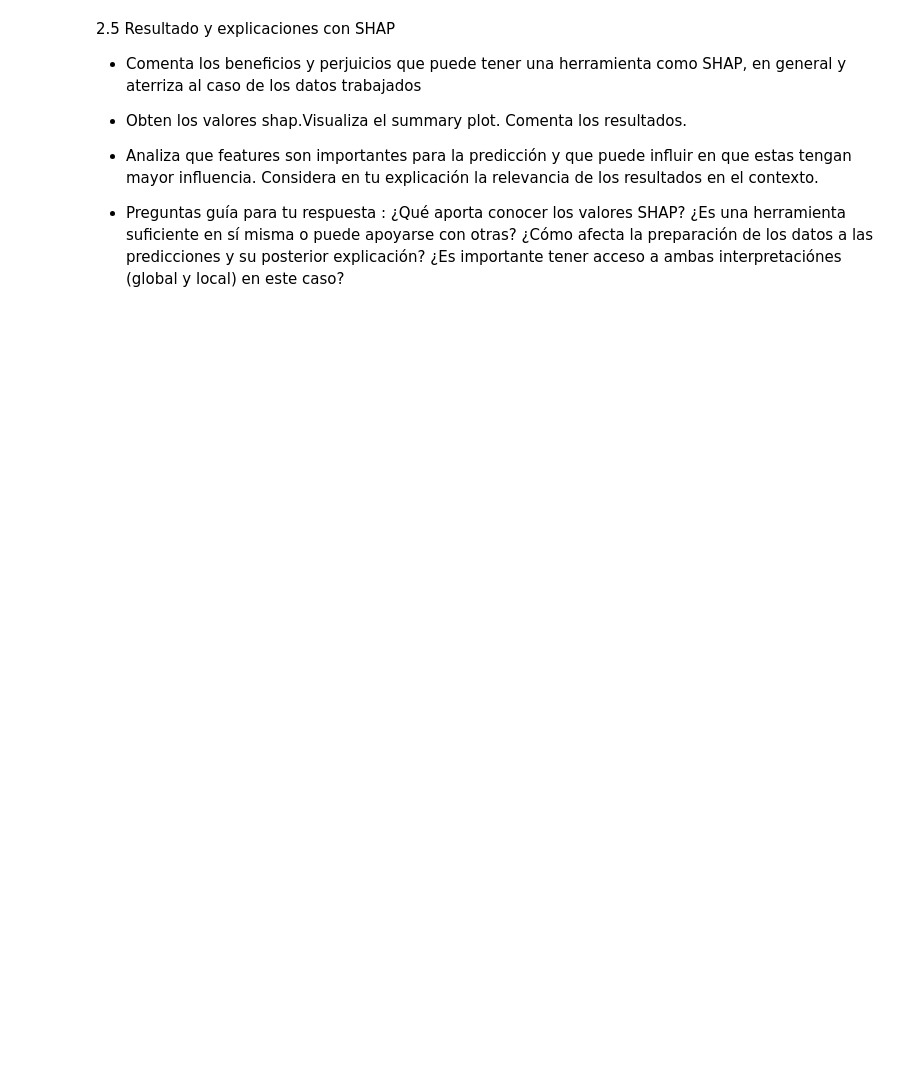
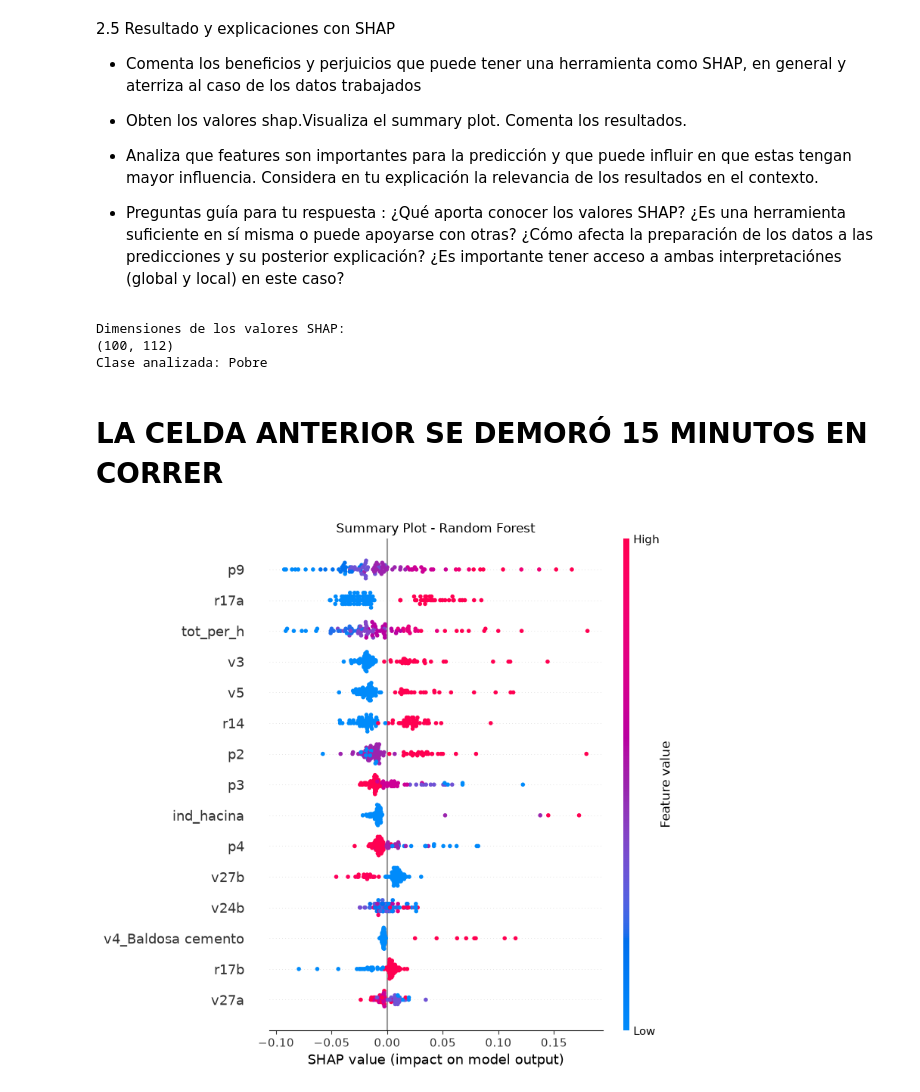
Before and after one commit to SergioHdezDC/Taller_ETI195_Casen2024, a Jupyter notebook: Taller_sumativo_3.ipynb, the cells around one changed output. Saved outputs shown, nothing was run; the diff lists cells and outputs as text; code cells hidden in the pictures; blank space fills up the shorter version.

```diff
--- a/Taller_sumativo_3.ipynb
+++ b/Taller_sumativo_3.ipynb
@@ -170,3 +638,56 @@ from sklearn.preprocessing import LabelEncoder, OneHotEncoder, StandardScaler,Mi
 - Analiza que features son importantes para la predicción y que puede influir en que estas tengan mayor influencia. Considera en tu explicación la relevancia de los resultados en el contexto.
 
 - Preguntas guía para tu respuesta : ¿Qué aporta conocer los valores SHAP? ¿Es una herramienta suficiente en sí misma o puede apoyarse con otras? ¿Cómo afecta la preparación de los datos a las predicciones y su posterior explicación? ¿Es importante tener acceso a ambas interpretaciónes (global y local) en este caso?
+# %%
+# Seleccionar una muestra del conjunto de prueba
+muestra_shap = X_test_escalado.sample(
+    n=min(100, len(X_test_escalado)),
+    random_state=42
+)
+
+# Crear el explicador SHAP
+explainer = shap.TreeExplainer(rf_modelo)
+
+# Calcular valores SHAP
+valores_shap = explainer.shap_values(muestra_shap)
+
+# Seleccionar la clase codificada como 1
+indice_clase = list(rf_modelo.classes_).index(1)
+
+# Compatibilidad con diferentes versiones de SHAP
+if isinstance(valores_shap, list):
+    shap_clase_1 = valores_shap[indice_clase]
+
+elif valores_shap.ndim == 3:
+    shap_clase_1 = valores_shap[:, :, indice_clase]
+
+else:
+    shap_clase_1 = valores_shap
+
+print("Dimensiones de los valores SHAP:")
+print(shap_clase_1.shape)
+
+print(
+    "Clase analizada:",
+    label_encoder.inverse_transform([1])[0]
+)
+# %% [output]
+Dimensiones de los valores SHAP:
+(100, 112)
+Clase analizada: Pobre
+# %% [markdown]
+# LA CELDA ANTERIOR SE DEMORÓ 15 MINUTOS EN CORRER
+# %%
+# Visualización global de los valores SHAP
+shap.summary_plot(
+    shap_clase_1,
+    muestra_shap,
+    max_display=15,
+    show=False
+)
+
+plt.title("Summary Plot - Random Forest")
+plt.tight_layout()
+plt.show()
+# %% [output]
+[figure, added]
```
Also changed, not shown: parts of 17 cells of this notebook.
